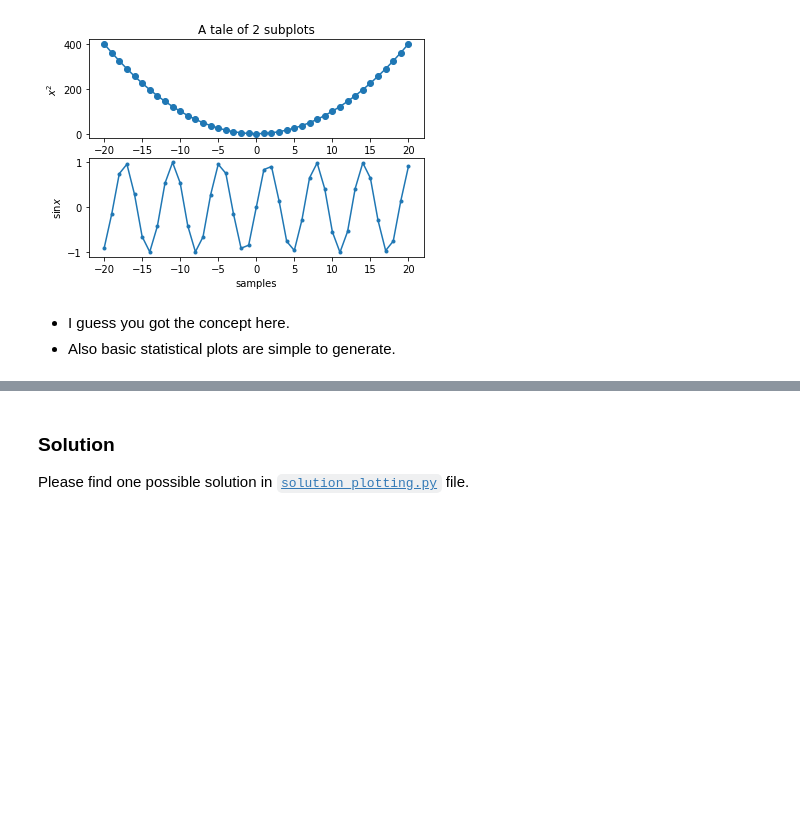
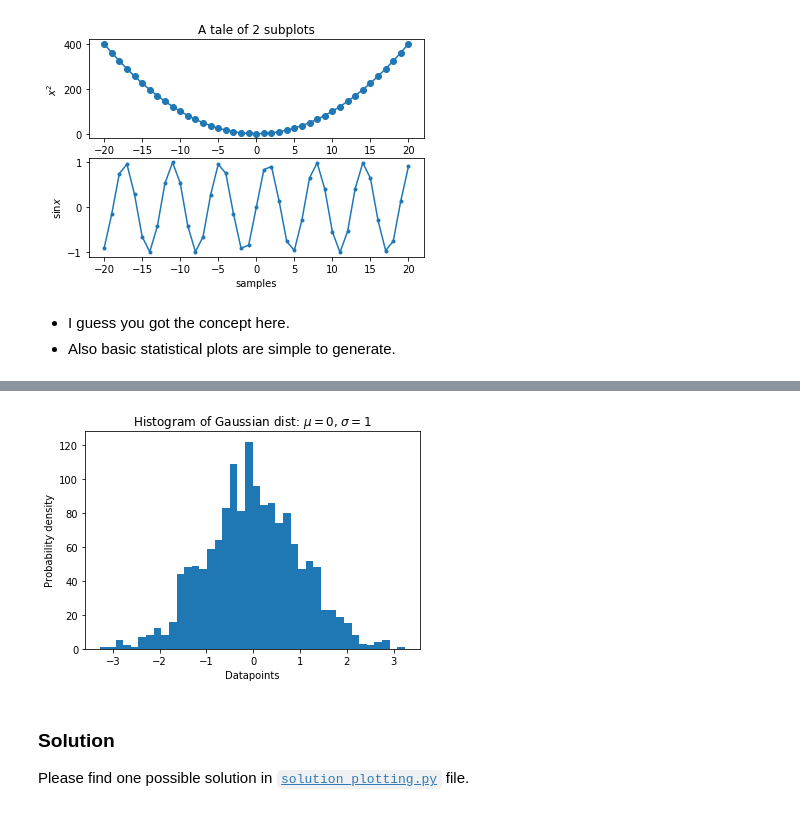
Before and after one commit to rico-mix/py-algorithms-4-automotive-engineering, a Jupyter notebook: 02_tools-and-packages/01_plot-packages.ipynb, the cells around one changed output, grey strips where cells are left out. Saved outputs shown, nothing was run; the diff lists cells and outputs as text; code cells hidden in the pictures; blank space fills up the shorter version.

```diff
--- a/02_tools-and-packages/01_plot-packages.ipynb
+++ b/02_tools-and-packages/01_plot-packages.ipynb
@@ -106,6 +110,19 @@ Here the task:
 * Create a list of 1500 data points.
 * Add a second list of 1500 data points with Gaussian distribution $\mathcal{N}\sim(0, 1)$.
 * Create a figure with a histogram of the data.
+# %%
+#own solution
+
+my_list = [i for i in range(0, 1500)]
+my_list2 = [random.gauss(mu=0, sigma=1) for j in range(0, 1500)]
+
+plt.hist(my_list2, bins = 40)
+plt.xlabel('Datapoints')
+plt.ylabel('Probability density')
+plt.title('Histogram of Gaussian dist: $\mu=0$, $\sigma=1$')
+plt.show()
+# %% [output]
+[figure, added]
 # %% [markdown]
 ### Solution
 
```
Also changed, not shown: parts of 4 cells of this notebook, 10 other files.
